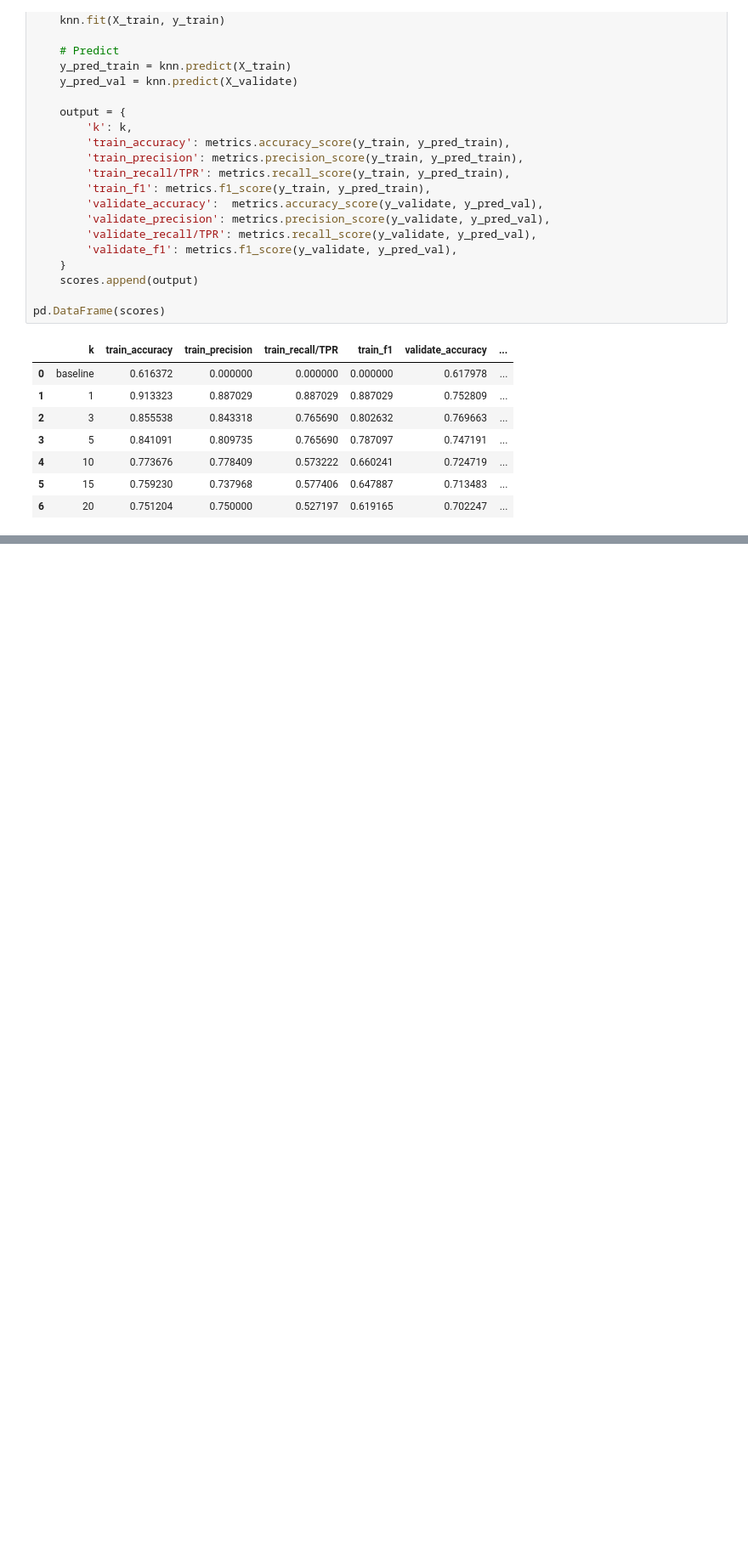
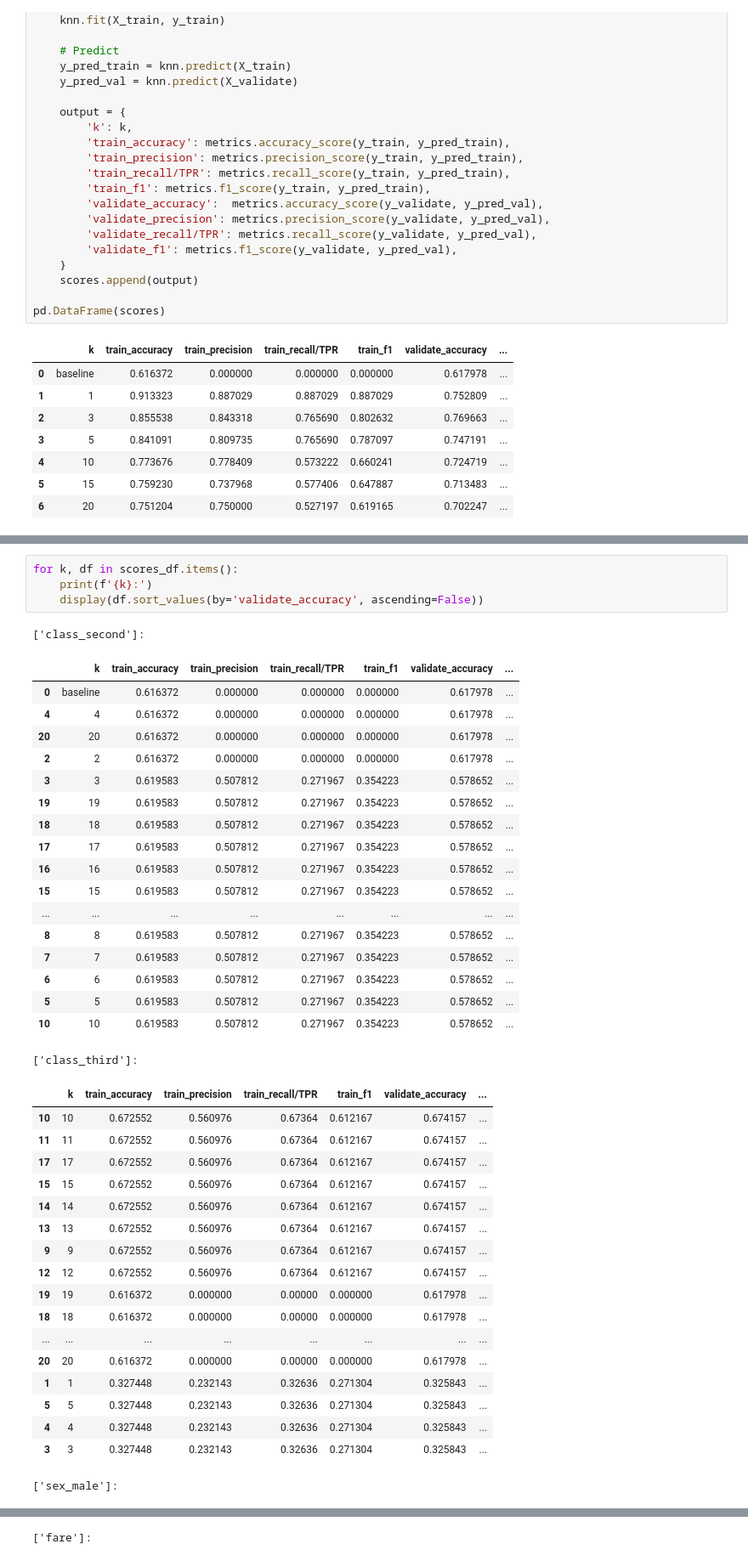
Before and after one commit to martin-reyes/5_classification-exercises, a Jupyter notebook: knn_model.ipynb, the cells around one changed output, grey strips where cells are left out. Shown at 85% size. Drawn from its saved outputs; the diff is of its cells as text; blank space fills up the shorter version.

```diff
--- a/knn_model.ipynb
+++ b/knn_model.ipynb
@@ -490,3 +504,45 @@ for features in strong_column_combinations:
         scores.append(output)
 
         scores_df[str(features)] = pd.DataFrame(scores)
+# %%
+for k, df in scores_df.items():
+    print(f'{k}:')
+    display(df.sort_values(by='validate_accuracy', ascending=False))
+# %% [output]
+['class_second']:
+|  | k | train_accuracy | train_precision | train_recall/TPR | train_f1 | validate_accuracy | ... |
+| 0 | baseline | 0.616372 | 0.000000 | 0.000000 | 0.000000 | 0.617978 | ... |
+| 4 | 4 | 0.616372 | 0.000000 | 0.000000 | 0.000000 | 0.617978 | ... |
+| 20 | 20 | 0.616372 | 0.000000 | 0.000000 | 0.000000 | 0.617978 | ... |
+| 2 | 2 | 0.616372 | 0.000000 | 0.000000 | 0.000000 | 0.617978 | ... |
+| 3 | 3 | 0.619583 | 0.507812 | 0.271967 | 0.354223 | 0.578652 | ... |
+| 19 | 19 | 0.619583 | 0.507812 | 0.271967 | 0.354223 | 0.578652 | ... |
+| 18 | 18 | 0.619583 | 0.507812 | 0.271967 | 0.354223 | 0.578652 | ... |
+| 17 | 17 | 0.619583 | 0.507812 | 0.271967 | 0.354223 | 0.578652 | ... |
+| 16 | 16 | 0.619583 | 0.507812 | 0.271967 | 0.354223 | 0.578652 | ... |
+| 15 | 15 | 0.619583 | 0.507812 | 0.271967 | 0.354223 | 0.578652 | ... |
+| ... | ... | ... | ... | ... | ... | ... | ... |
+| 8 | 8 | 0.619583 | 0.507812 | 0.271967 | 0.354223 | 0.578652 | ... |
+| 7 | 7 | 0.619583 | 0.507812 | 0.271967 | 0.354223 | 0.578652 | ... |
+| 6 | 6 | 0.619583 | 0.507812 | 0.271967 | 0.354223 | 0.578652 | ... |
+| 5 | 5 | 0.619583 | 0.507812 | 0.271967 | 0.354223 | 0.578652 | ... |
+| 10 | 10 | 0.619583 | 0.507812 | 0.271967 | 0.354223 | 0.578652 | ... |
+['class_third']:
+|  | k | train_accuracy | train_precision | train_recall/TPR | train_f1 | validate_accuracy | ... |
+| 10 | 10 | 0.672552 | 0.560976 | 0.67364 | 0.612167 | 0.674157 | ... |
+| 11 | 11 | 0.672552 | 0.560976 | 0.67364 | 0.612167 | 0.674157 | ... |
+| 17 | 17 | 0.672552 | 0.560976 | 0.67364 | 0.612167 | 0.674157 | ... |
+| 15 | 15 | 0.672552 | 0.560976 | 0.67364 | 0.612167 | 0.674157 | ... |
+| 14 | 14 | 0.672552 | 0.560976 | 0.67364 | 0.612167 | 0.674157 | ... |
+| 13 | 13 | 0.672552 | 0.560976 | 0.67364 | 0.612167 | 0.674157 | ... |
+| 9 | 9 | 0.672552 | 0.560976 | 0.67364 | 0.612167 | 0.674157 | ... |
+| 12 | 12 | 0.672552 | 0.560976 | 0.67364 | 0.612167 | 0.674157 | ... |
+| 19 | 19 | 0.616372 | 0.000000 | 0.00000 | 0.000000 | 0.617978 | ... |
+| 18 | 18 | 0.616372 | 0.000000 | 0.00000 | 0.000000 | 0.617978 | ... |
+| ... | ... | ... | ... | ... | ... | ... | ... |
+| 20 | 20 | 0.616372 | 0.000000 | 0.00000 | 0.000000 | 0.617978 | ... |
+| 1 | 1 | 0.327448 | 0.232143 | 0.32636 | 0.271304 | 0.325843 | ... |
+| 5 | 5 | 0.327448 | 0.232143 | 0.32636 | 0.271304 | 0.325843 | ... |
+| 4 | 4 | 0.327448 | 0.232143 | 0.32636 | 0.271304 | 0.325843 | ... |
+| 3 | 3 | 0.327448 | 0.232143 | 0.32636 | 0.271304 | 0.325843 | ... |
+['sex_male']:
@@ -492,0 +566 @@ for features in strong_column_combinations:
+['fare']:
```
Also changed, not shown: parts of 22 cells of this notebook.
